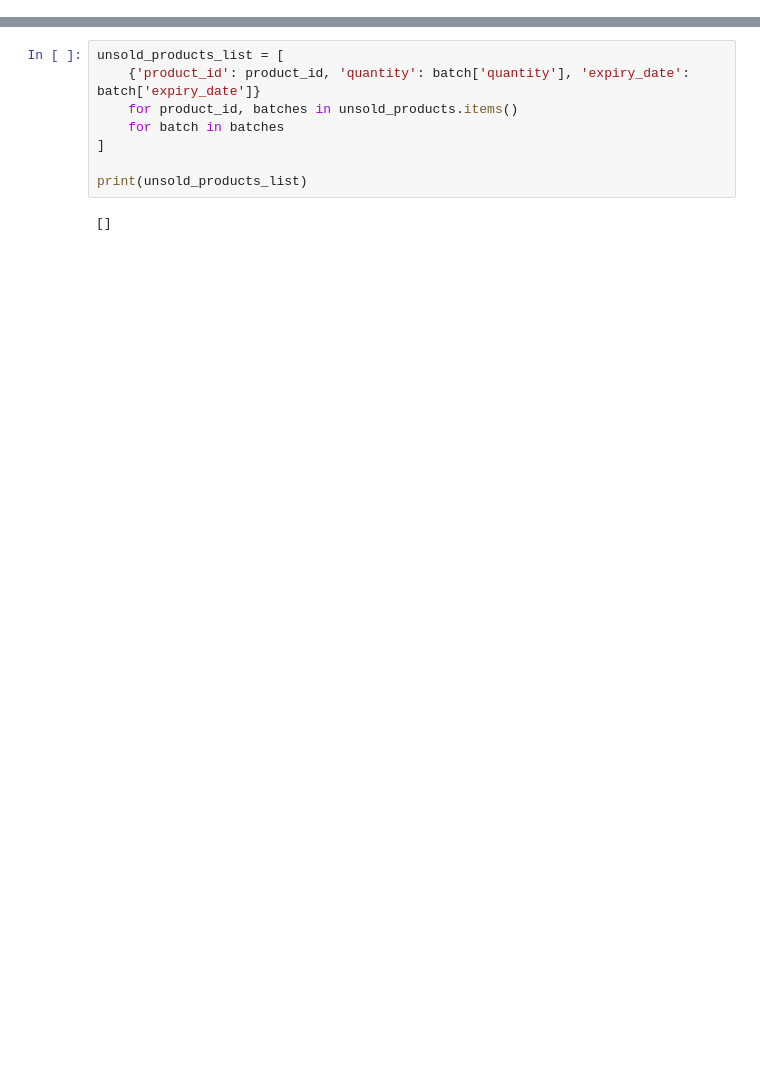
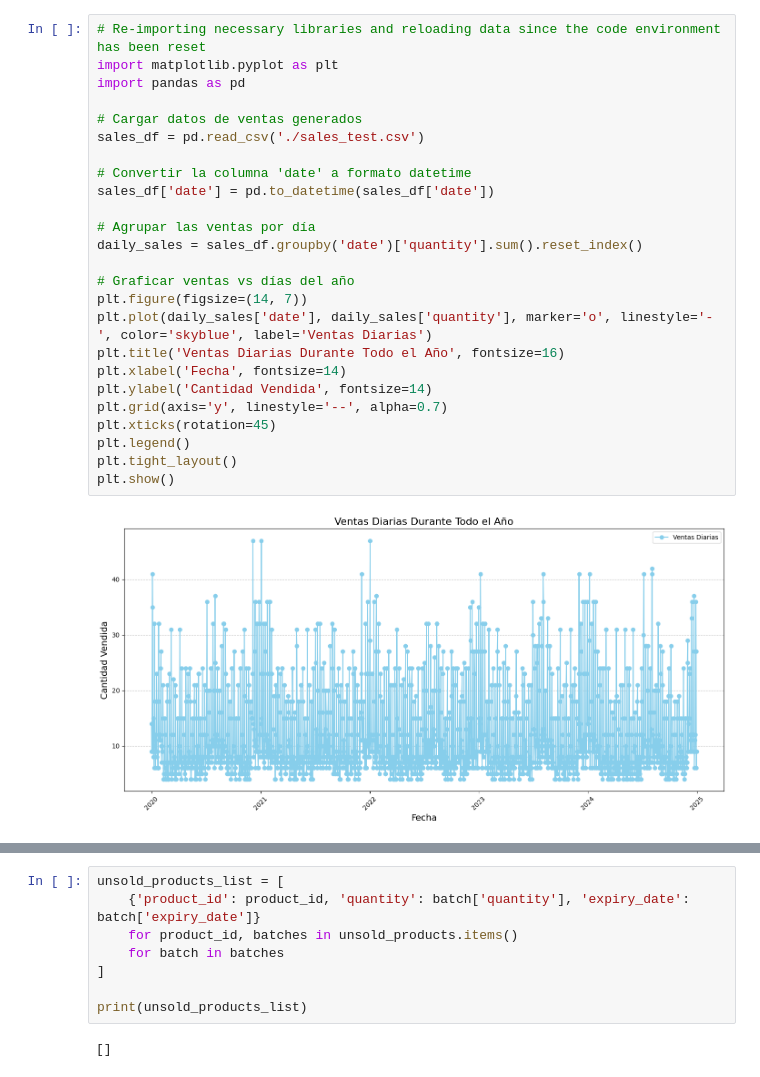
Before and after one commit to LUISRGUEZSOSA/AI_discount_recommendation_based_on_expiration_date, a Jupyter notebook: dbs/synthetic_dataset/db_generator.ipynb, the cells around one changed output, grey strips where cells are left out. Drawn from its saved outputs; the diff is of its cells as text; blank space fills up the shorter version.

```diff
--- a/dbs/synthetic_dataset/db_generator.ipynb
+++ b/dbs/synthetic_dataset/db_generator.ipynb
@@ -254,3 +271,30 @@ Current_date: 2024-12-31 00:00:00
+# %%
+# Re-importing necessary libraries and reloading data since the code environment has been reset
+import matplotlib.pyplot as plt
+import pandas as pd
+
+# Cargar datos de ventas generados
+sales_df = pd.read_csv('./sales_test.csv')
+
+# Convertir la columna 'date' a formato datetime
+sales_df['date'] = pd.to_datetime(sales_df['date'])
+
+# Agrupar las ventas por día
+daily_sales = sales_df.groupby('date')['quantity'].sum().reset_index()
+
+# Graficar ventas vs días del año
+plt.figure(figsize=(14, 7))
+plt.plot(daily_sales['date'], daily_sales['quantity'], marker='o', linestyle='-', color='skyblue', label='Ventas Diarias')
+plt.title('Ventas Diarias Durante Todo el Año', fontsize=16)
+plt.xlabel('Fecha', fontsize=14)
+plt.ylabel('Cantidad Vendida', fontsize=14)
+plt.grid(axis='y', linestyle='--', alpha=0.7)
+plt.xticks(rotation=45)
+plt.legend()
+plt.tight_layout()
+plt.show()
+# %% [output]
+[figure, added]
 # %%
 import matplotlib.pyplot as plt
 
```
Also changed, not shown: parts of 7 cells of this notebook, 6 other files.
